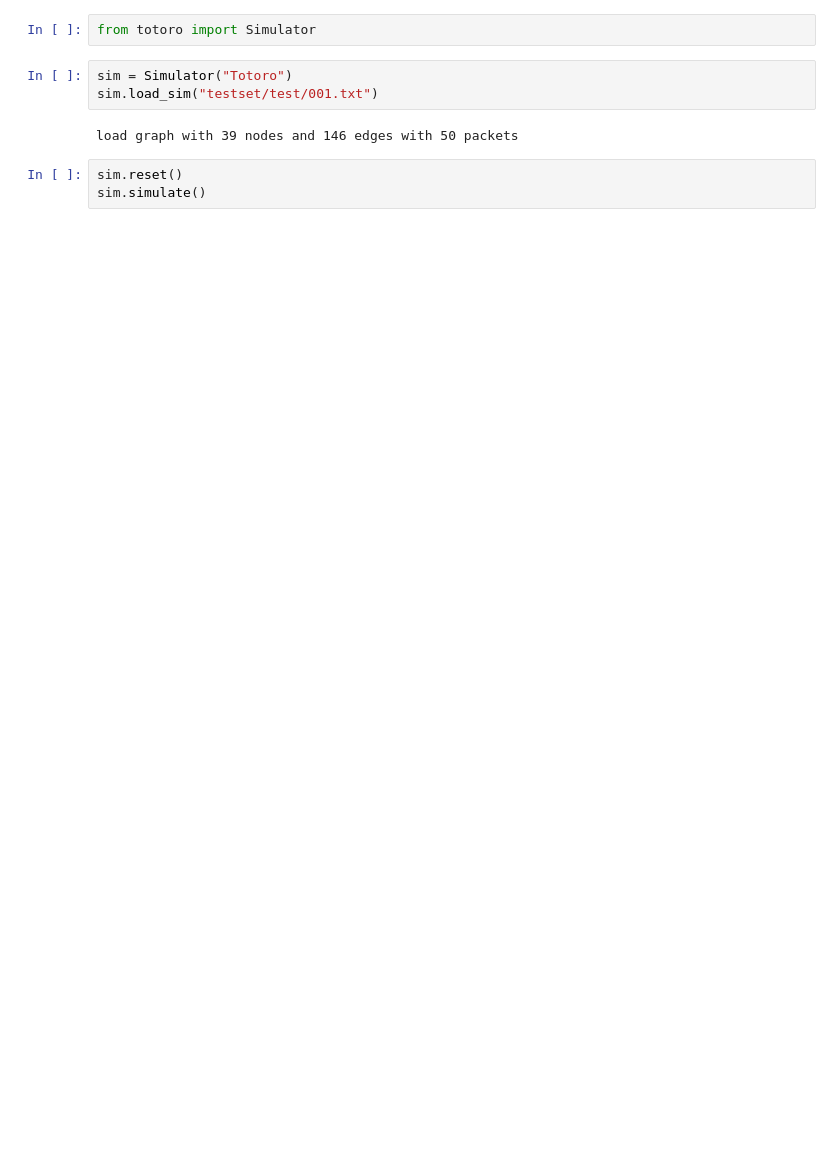
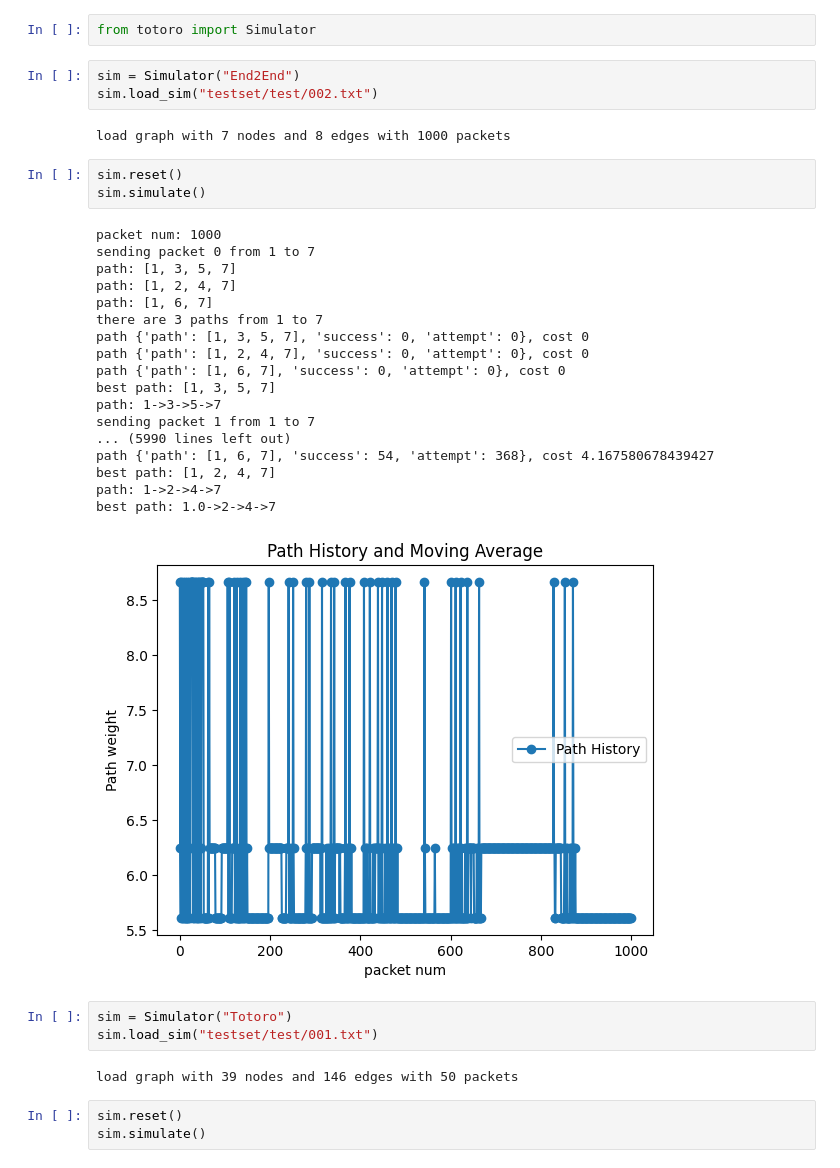
Before and after one commit to AlanLiang-314/totoro-sim, a Jupyter notebook: sim.ipynb, the cells around one changed output. Cells and saved outputs as stored; diff of their text form; blank space fills up the shorter version.

```diff
--- a/sim.ipynb
+++ b/sim.ipynb
@@ -1,5 +1,32 @@
 # %%
 from totoro import Simulator
+# %%
+sim = Simulator("End2End")
+sim.load_sim("testset/test/002.txt")
+# %% [output]
+load graph with 7 nodes and 8 edges with 1000 packets
+# %%
+sim.reset()
+sim.simulate()
+# %% [output]
+packet num: 1000
+sending packet 0 from 1 to 7
+path: [1, 3, 5, 7]
+path: [1, 2, 4, 7]
+path: [1, 6, 7]
+there are 3 paths from 1 to 7
+path {'path': [1, 3, 5, 7], 'success': 0, 'attempt': 0}, cost 0
+path {'path': [1, 2, 4, 7], 'success': 0, 'attempt': 0}, cost 0
+path {'path': [1, 6, 7], 'success': 0, 'attempt': 0}, cost 0
+best path: [1, 3, 5, 7]
+path: 1->3->5->7
+sending packet 1 from 1 to 7
+... (5990 lines left out)
+path {'path': [1, 6, 7], 'success': 54, 'attempt': 368}, cost 4.167580678439427
+best path: [1, 2, 4, 7]
+path: 1->2->4->7
+best path: 1.0->2->4->7
+[figure, added]
 # %%
 sim = Simulator("Totoro")
 sim.load_sim("testset/test/001.txt")
```
Also changed, not shown: parts of 6 cells of this notebook, 1 other file.
